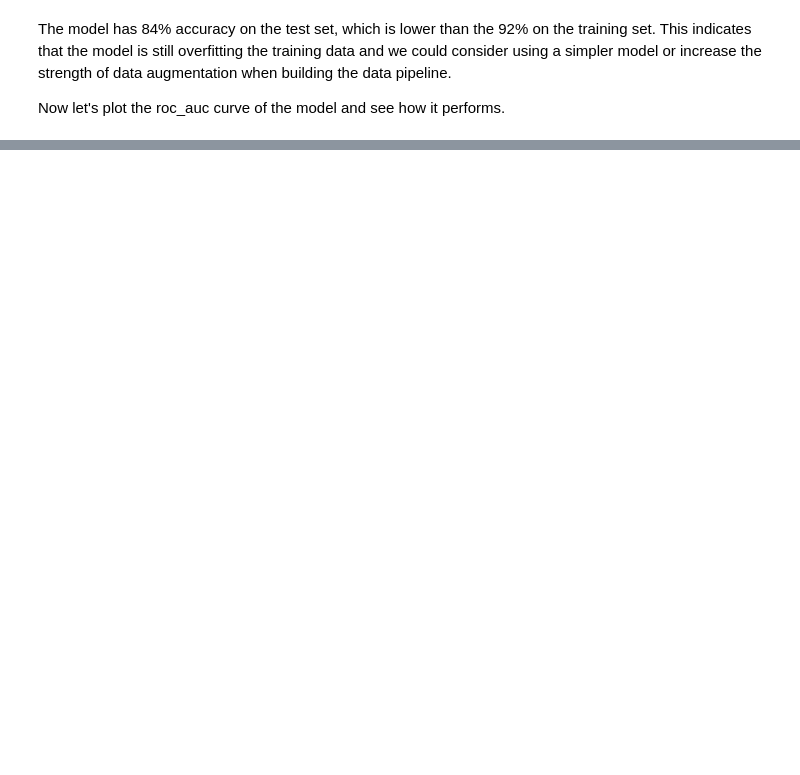
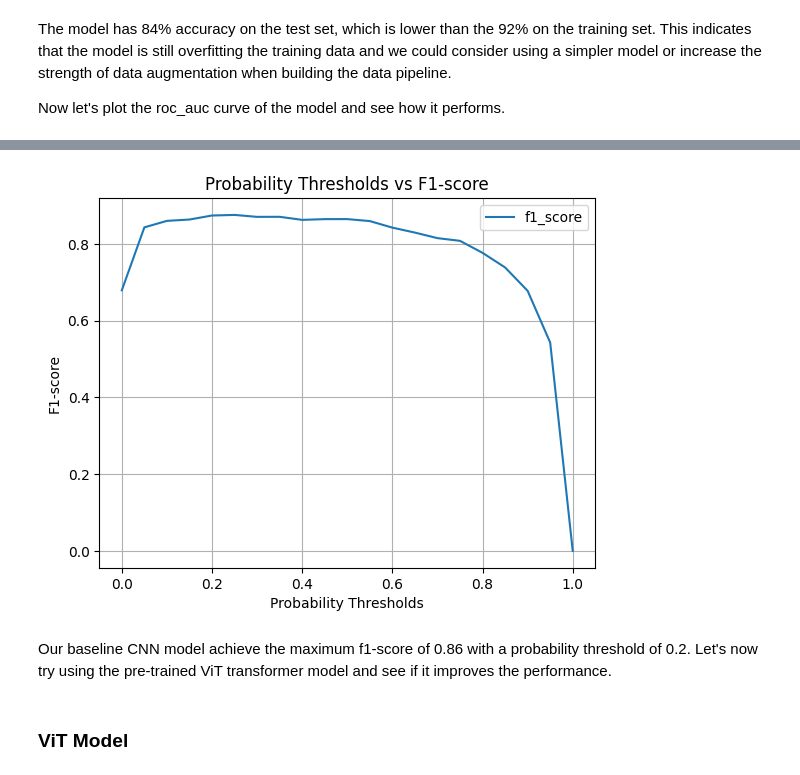
Before and after one commit to XO-Appleton/MonReader, a Jupyter notebook: MonReader.ipynb, the cells around one changed output, grey strips where cells are left out. Saved outputs shown, nothing was run; the diff lists cells and outputs as text; code cells hidden in the pictures; blank space fills up the shorter version.

```diff
--- a/MonReader.ipynb
+++ b/MonReader.ipynb
@@ -266,0 +271,23 @@ The model appears to be performing well with auc of 0.91.
+# %%
+from sklearn.metrics import f1_score
+thresholds = np.arange(21)*0.05
+f1_scores = []
+
+for thres in thresholds:
+    y_pred = np.where(preds > thres, 1, 0)
+    f1_scores.append(f1_score(test_generator.classes, y_pred))
+
+plt.figure()
+plt.plot(thresholds, f1_scores, label='f1_score')
+plt.xlabel('Probability Thresholds')
+plt.ylabel('F1-score')
+plt.title('Probability Thresholds vs F1-score')
+plt.legend()
+plt.grid()
+plt.show()
+# %% [output]
+[figure, added]
+# %% [markdown]
+Our baseline CNN model achieve the maximum f1-score of 0.86 with a probability threshold of 0.2. Let's now try using the pre-trained ViT transformer model and see if it improves the performance.
+# %% [markdown]
+### ViT Model
```
Also changed, not shown: parts of 15 cells of this notebook.
